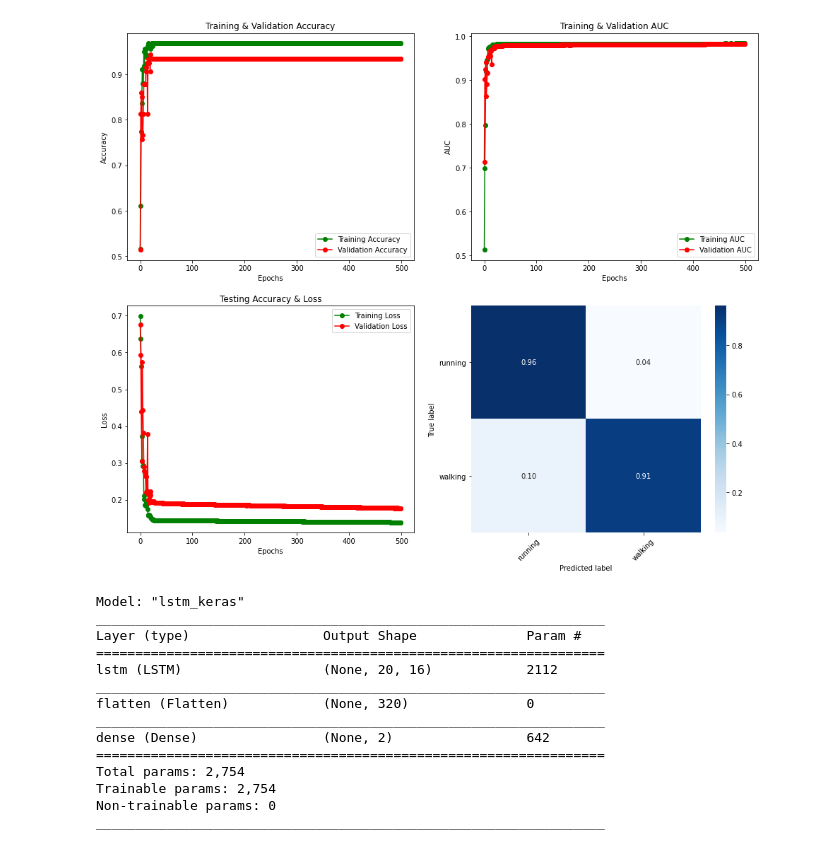
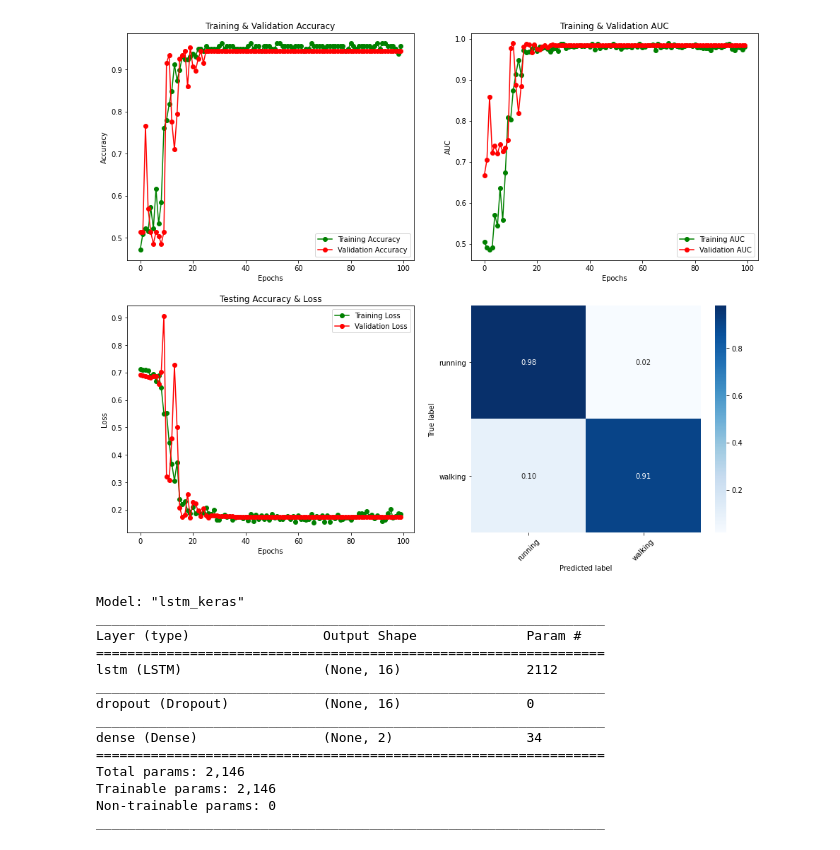
Before and after one commit to vinhphuctadang/endless-runner, a Jupyter notebook: trainer.ipynb, the cells around one changed output. Saved outputs shown, nothing was run; the diff lists cells and outputs as text; code cells hidden in the pictures.

Commit message:
updated model

```diff
--- a/trainer.ipynb
+++ b/trainer.ipynb
@@ -28,6 +28,9 @@ from tensorflow.keras.layers import TimeDistributed, Conv2D, Dense, ConvLSTM2D
 from tensorflow.keras.layers import Conv1D, MaxPooling1D
 from tensorflow.keras.layers import MaxPooling2D, Flatten, LSTM, Dropout, BatchNormalization
 from tensorflow.keras.models import Sequential
+
+n_hidden = 16
+n_classes = len(labels)
 
 model = Sequential(name="lstm_keras")
 # model.add(Conv2D(32, (3, 3), strides=(1, 1),activation='relu', input_shape=(window_size, num_keypoints, 1)))
@@ -35,11 +38,11 @@ model = Sequential(name="lstm_keras")
 # model.add(Conv1D(64, (3,), strides=(1,),activation='relu'))
 # model.add(MaxPooling1D(pool_size=2))
 # model.add(LSTM(32, dropout=0.2, recurrent_dropout=0.2, return_sequences=True,input_shape=(window_size, num_keypoints)))
-model.add(LSTM(16, return_sequences=True, input_shape=(window_size, num_keypoints)))
-model.add(Flatten())
+model.add(LSTM(n_hidden, input_shape=(window_size, num_keypoints)))
+# model.add(Flatten())
 # model.add(Dense(32, activation='relu'))
-# model.add(Dropout(0.2))
-model.add(Dense(len(labels), activation='softmax'))
+model.add(Dropout(0.5))
+model.add(Dense(n_classes, activation='softmax'))
 model.summary()
 # %% [output]
 Model: "lstm_keras"
@@ -76,7 +79,7 @@ callbacks_list_cnlst = [reduce_lr]
 init_lr = 0.2
 model.compile(loss="categorical_crossentropy", optimizer=Adam(), metrics=['acc', AUC(name='auc')])
 # %%
-epochs = 500
+epochs = 100
 batch_size = 1
 
 time_start = time.ctime()
@@ -165,37 +168,34 @@ plt.ylabel("AUC")
 #             facecolor='w', transparent=False)
 # plt.clf()
 
 plt.subplot(2, 2, 3)
 plt.plot(epochs, train_loss, 'g-o', label='Training Loss')
 plt.plot(epochs, val_loss, 'r-o', label='Validation Loss')
 plt.title('Testing Accuracy & Loss')
 plt.legend()
 plt.xlabel("Epochs")
 plt.ylabel("Loss")
 # plt.savefig(dirname + '/' + "Loss_plot.png",
 #             facecolor='w', transparent=False)
 # plt.clf()
 
 plt.subplot(2, 2, 4)
 y_true = np.argmax(y_test, axis=1)
 y_pred = model.predict(X_test)
 y_pred = np.argmax(y_pred, axis=1)
 
-# print(train_data.class_indices)
 cm = confusion_matrix(y_true, y_pred)
-# print(cm)
 cm = cm / cm.astype(np.float).sum(axis=1)
-# print(cm)
 g = sns.heatmap(cm, annot=True, fmt='.2f', cmap="Blues",
                 xticklabels=labels, yticklabels=labels)
 g.set_xticklabels(g.get_xticklabels(), ha='center', rotation=45)
 g.set_yticklabels(g.get_yticklabels(), rotation=0)
-plt.ylabel("True label")
-plt.xlabel("Predicted label")
+plt.ylabel("True Label")
+plt.xlabel("Predicted Label")
 figure = g.get_figure()
 # figure.savefig(dirname + '/' + 'confusion_matrix.png',
 #                 facecolor='w', transparent=False)
 # plt.clf()
 # %% [output]
-[figure, old version]
+[figure, new version]
 # %%
@@ -203,7 +203,7 @@ model.save("lstm_keras.h5")
 # %%
 from tensorflow.keras.models import load_model
 
-model_loaded = load_model('lstm_keras.h5')
+model_loaded = load_model('lstm_keras_2.h5')
 
 model_loaded.summary()
 # %% [output]
@@ -211,13 +211,13 @@ Model: "lstm_keras"
 _________________________________________________________________
 Layer (type)                 Output Shape              Param #
 =================================================================
-lstm (LSTM)                  (None, 20, 16)            2112
+lstm (LSTM)                  (None, 16)                2112
 _________________________________________________________________
-flatten (Flatten)            (None, 320)               0
+dropout (Dropout)            (None, 16)                0
 _________________________________________________________________
-dense (Dense)                (None, 2)                 642
+dense (Dense)                (None, 2)                 34
 =================================================================
-Total params: 2,754
-Trainable params: 2,754
+Total params: 2,146
+Trainable params: 2,146
 Non-trainable params: 0
 _________________________________________________________________
```
Also changed, not shown: parts of 4 cells of this notebook, 2 other files.
